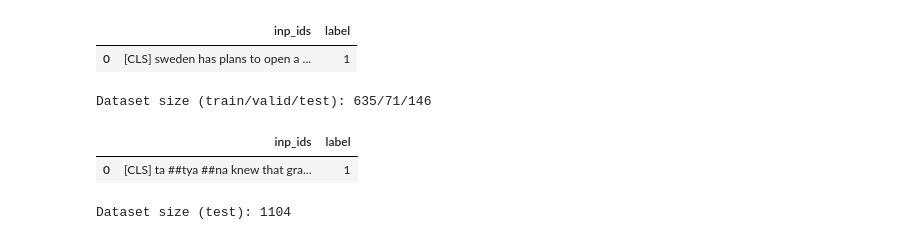
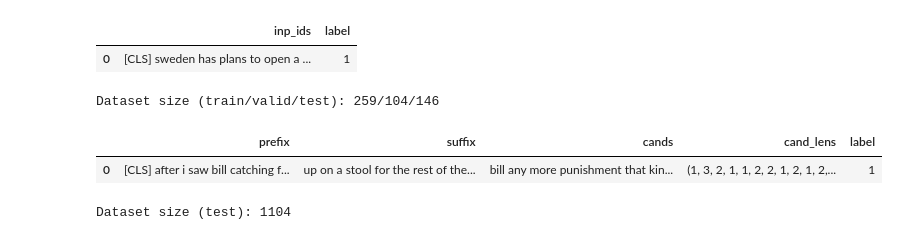
Before and after one commit to richarddwang/electra_pytorch, a Jupyter notebook: Finetune_GLUE_with_fastai.ipynb, the cells around one changed output. Saved outputs shown, nothing was run; the diff lists cells and outputs as text; code cells hidden in the pictures.

Commit message:
failed to replicate wnli trick results

```diff
--- a/Finetune_GLUE_with_fastai.ipynb
+++ b/Finetune_GLUE_with_fastai.ipynb
@@ -73,31 +90,34 @@ def tokenize_sents_max_len(example, cols, max_length):
 glue_dsets = {}; glue_dls = {}
 for task in ['cola', 'sst2', 'mrpc', 'qqp', 'stsb', 'mnli', 'qnli', 'rte', 'wnli', 'ax']:
   # General case and special case for WSC
-  if task == 'wnli' and config['use_wsc']:
-    benchmark, subtask = 'super_glue', 'wsc.fixed'
+  if task == 'wnli' and c.wsc_trick:
+    benchmark, subtask = 'super_glue', 'wsc'
     # samples in all splits are all less than 128-2, so don't need to worry about max_length
-    Tfm = partial(WSCTransform, hf_toker=hf_tokenizer)
-    cols = {'inp_ids':TensorText, 'span': noop, 'label':TensorCategory}
-    n_inp=2
-    cache_name = "tokenized_{split}.arrow"
+    Tfm = partial(WSCTrickTfm, hf_toker=hf_tokenizer)
+    cols = {'prefix':TensorText, 'suffix':TensorText, 'cands':TensorText, 'cand_lens':noop, 'label':TensorCategory}
+    n_inp=4
+    cache_name = "tricked_{split}.arrow"
   else:
     benchmark, subtask = 'glue', task
-    tok_func = partial(tokenize_sents_max_len, cols=textcols(task), max_length=config['max_length'])
+    tok_func = partial(tokenize_sents_max_len, cols=textcols(task), max_length=c.max_length)
     Tfm = partial(HF_Transform, func=tok_func)
     cols = ['inp_ids', 'label']
     n_inp=1
-    cache_name = f"tokenized_{config['max_length']}_{{split}}.arrow"
+    cache_name = f"tokenized_{c.max_length}_{{split}}.arrow"
   # load / download datasets.
-  dsets = nlp.load_dataset(benchmark, subtask, cache_dir=cache_dir)
+  dsets = nlp.load_dataset(benchmark, subtask, cache_dir=c.cache_dir)
   # There is two samples broken in QQP training set
   if task=='qqp': dsets['train'] = dsets['train'].filter(lambda e: e['question2']!='',
-                                          cache_file_name=str(cache_dir/'glue/qqp/1.0.0/fixed_train.arrow'))
+                                          cache_file_name=str(c.cache_dir/'glue/qqp/1.0.0/fixed_train.arrow'))
+  #
+  if task=='wnli' and c.wsc_trick: dsets['train'] = dsets['train'].filter(lambda e: e['label']==1,
+                 cache_file_name=str(c.cache_dir/'super_glue/wsc/1.0.2/filtered_tricked_train.arrow'))
   # load / make tokenized datasets
   glue_dsets[task] = Tfm(dsets).map(cache_name=cache_name)
   # load / make dataloaders
   hf_dsets = HF_Datasets(glue_dsets[task], cols=cols, hf_toker=hf_tokenizer, n_inp=n_inp)
   dl_cache_name = cache_name.replace('tokenized', 'dl').replace('.arrow', '.json')
-  glue_dls[task] = hf_dsets.dataloaders(bs=32, pad_idx=hf_tokenizer.pad_token_id, cache_name=dl_cache_name)
+  glue_dls[task] = hf_dsets.dataloaders(bs=32, cache_name=dl_cache_name)
 # %% [markdown]
 ## 1.2 View Data
 - View raw data on [nlp-viewer]! (https://huggingface.co/nlp/viewer/)
@@ -172,17 +192,13 @@ Dataset size (train/valid/test): 2490/277/3000
 # %%
 # WSC (The Winograd Schema Challenge) - 0: wrong, 1: correct
 # There are three style, WNLI (casted in NLI type), WSC, WSC with candidates (trick used by Roberta)
-""" Note for WSC trick
-- haven't figured out when use WNLI style how to make headers so show_batch right.
-- lines are prefix, suffix, cands, cand_lens, label in order
-- cands is the concatenation of candidates, cand_lens is the lengths of candidates in order.
-"""
+"Note for WSC trick: cands is the concatenation of candidates, cand_lens is the lengths of candidates in order."
 print("Dataset size (train/valid/test): {}/{}/{}".format(*[len(dl.dataset) for dl in glue_dls['wnli'].loaders]))
 glue_dls['wnli'].show_batch(max_n=1)
 # %% [output]
-Dataset size (train/valid/test): 635/71/146
+Dataset size (train/valid/test): 259/104/146
-|  | inp_ids | label |
-| 0 | [CLS] ta ##tya ##na knew that gra... | 1 |
+|  | prefix | suffix | cands | cand_lens | label |
+| 0 | [CLS] after i saw bill catching f... | up on a stool for the rest of the... | bill any more punishment that kin... | (1, 3, 2, 1, 1, 2, 2, 1, 2, 1, 2,... | 1 |
 # %%
 # AX (GLUE Diagnostic Dataset) - 0: entailment, 1: neutral, 2: contradiction
 print("Dataset size (test): {}".format(*[len(dl.dataset) for dl in glue_dls['ax'].loaders]))
```
Also changed, not shown: parts of 10 cells of this notebook, 1 other file.
